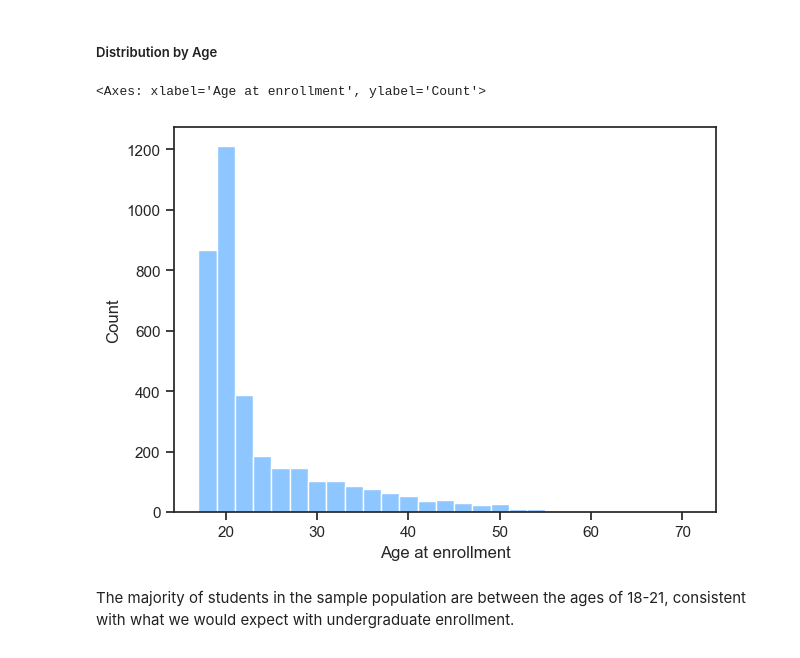
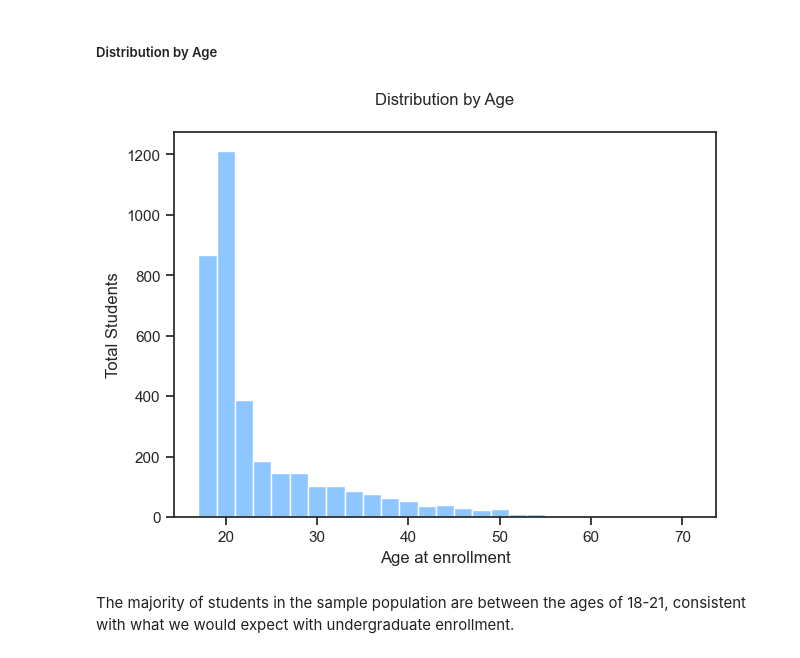
Before and after one commit to Chaser260/GSCM-575-ML, a Jupyter notebook: code/Student_Success_Prediction.ipynb, the cells around one changed output. Saved outputs shown, nothing was run; the diff lists cells and outputs as text; code cells hidden in the pictures.

Commit message:
Title updates

```diff
--- a/code/Student_Success_Prediction.ipynb
+++ b/code/Student_Success_Prediction.ipynb
@@ -246,10 +248,16 @@ This visualization makes it easy to see that males account for approximately hal
 # %% [markdown]
 ##### Distribution by Age
 # %%
+sns.set_style('ticks')
 sns.histplot(df, x='Age at enrollment', color='dodgerblue', alpha=0.5, binwidth=2)
+
+# Customize the labels
+plt.title('Distribution by Age', pad=20)
+plt.ylabel('Total Students')
+
+plt.show()
 # %% [output]
-<Axes: xlabel='Age at enrollment', ylabel='Count'>
-[figure, old version]
+[figure, new version]
 # %% [markdown]
 The majority of students in the sample population are between the ages of 18-21, consistent with what we would expect with undergraduate enrollment.
 # %% [markdown]
```
Also changed, not shown: parts of 14 cells of this notebook, 3 other files.
